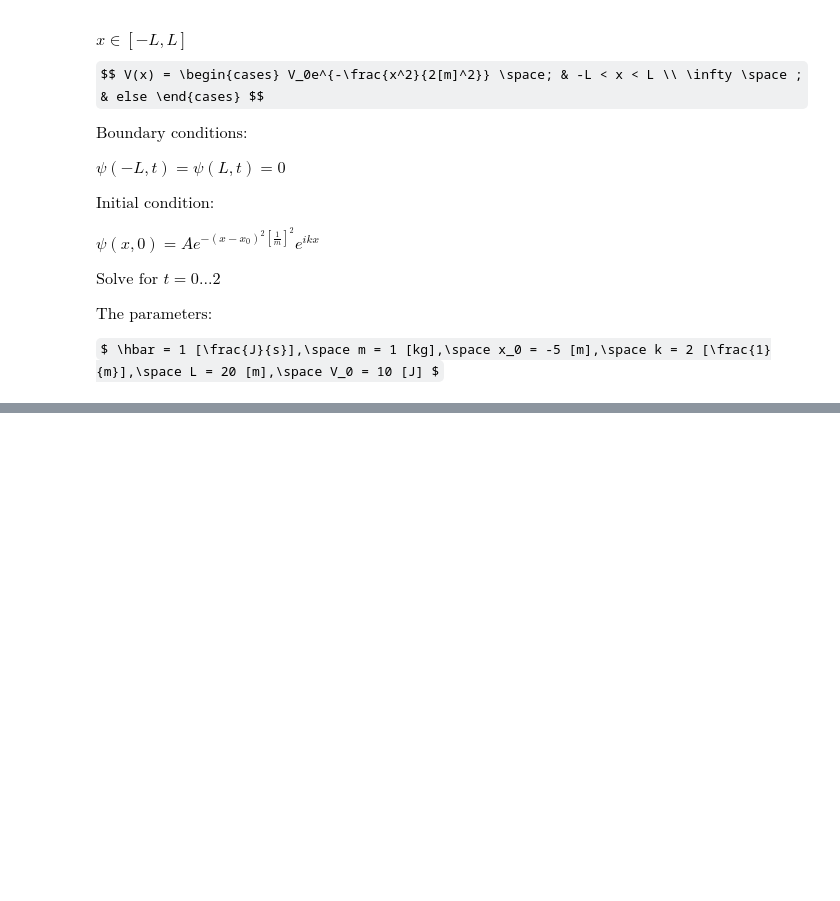
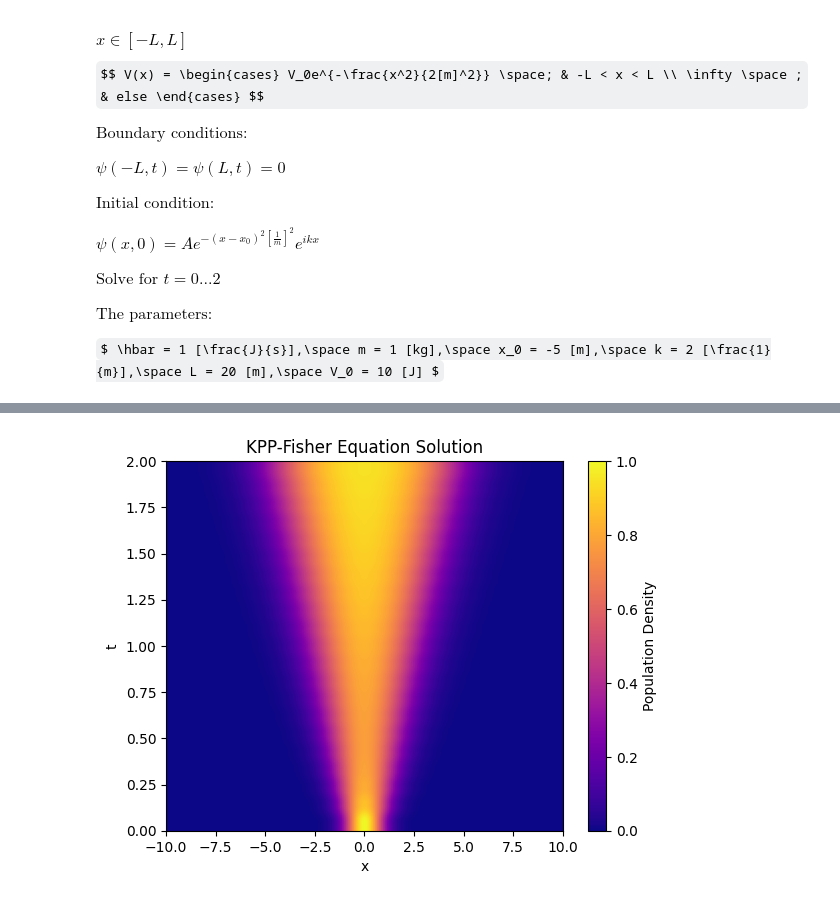
Before and after one commit to GalD101/Numerical-Analysis, a Jupyter notebook: Assignment 9/assignment9.ipynb, the cells around one changed output, grey strips where cells are left out. Drawn from its saved outputs; the diff is of its cells as text; code cells hidden in the pictures; some formulas as TeX source; blank space fills up the shorter version.

```diff
--- a/Assignment 9/assignment9.ipynb
+++ b/Assignment 9/assignment9.ipynb
@@ -297,0 +361,73 @@ TypeError: Image data of dtype complex128 cannot be converted to float
+# %%
+import numpy as np
+import matplotlib.pyplot as plt
+from scipy.linalg import inv
+
+def second_derivative_matrix(N, boundary_conditions):
+    diag1 = np.ones(N - 1)
+    diag0 = -2 * np.ones(N)
+    M = np.diag(diag0, 0) + np.diag(diag1, 1) + np.diag(diag1, -1)
+
+    if boundary_conditions == 'D':
+        pass  # Dirichlet: nothing to modify
+    elif boundary_conditions == 'N':
+        M[0, 1] = M[-1, -2] = 2  # Neumann: handle boundaries
+    elif boundary_conditions == 'P':
+        M[0, -1] = M[-1, 0] = 1  # Periodic: wrap-around boundaries
+
+    return M
+
+def crank_nicolson_diffusion(u0, T, D, dt, dx, boundary_conditions):
+    N = u0.shape[0]
+    M = second_derivative_matrix(N, boundary_conditions)
+    alpha = D * dt / dx**2
+
+    A = np.eye(N) + 0.5 * alpha * M
+    B = inv(np.eye(N) - 0.5 * alpha * M)
+    BA = B @ A
+
+    u = np.copy(u0)
+    for _ in range(int(T / dt)):
+        u = BA @ u
+
+    return u
+
+def logistic_growth(u, r, dt):
+    return u + r * u * (1 - u) * dt
+
+def kpp_fisher_operator_splitting(u0, T, D, r, dt, dx, boundary_conditions):
+    N = u0.shape[0]
+    t = np.arange(0, T + 0.5 * dt, dt)
+    u = np.zeros((t.shape[0], N))
+    u[0, :] = u0
+
+    for i in range(len(t) - 1):
+        # Step 1: Diffusion using Crank-Nicholson for one time step
+        u_diffused = crank_nicolson_diffusion(u[i, :], dt, D, dt, dx, boundary_conditions)
+        # Step 2: Logistic growth
+        u[i + 1, :] = logistic_growth(u_diffused, r, dt)
+
+    return u
+
+# Parameters for KPP-Fisher Equation
+L = 10
+T = 2
+dx = 0.1
+dt = 0.1
+x = np.arange(-L, L + dx, dx)
+D = 1
+r = 2
+u0 = np.exp(-x**2)
+
+# Solve KPP-Fisher equation
+u = kpp_fisher_operator_splitting(u0, T, D, r, dt, dx, boundary_conditions='N')
+
+# Plot solution
+plt.imshow(u, extent=(-L, L, 0, T), aspect='auto', origin='lower', cmap='plasma')
+plt.colorbar(label='Population Density')
+plt.title('KPP-Fisher Equation Solution')
+plt.xlabel('x')
+plt.ylabel('t')
+plt.show()
+# %% [output]
+[figure, added]
```
Also changed, not shown: parts of 5 cells of this notebook.
